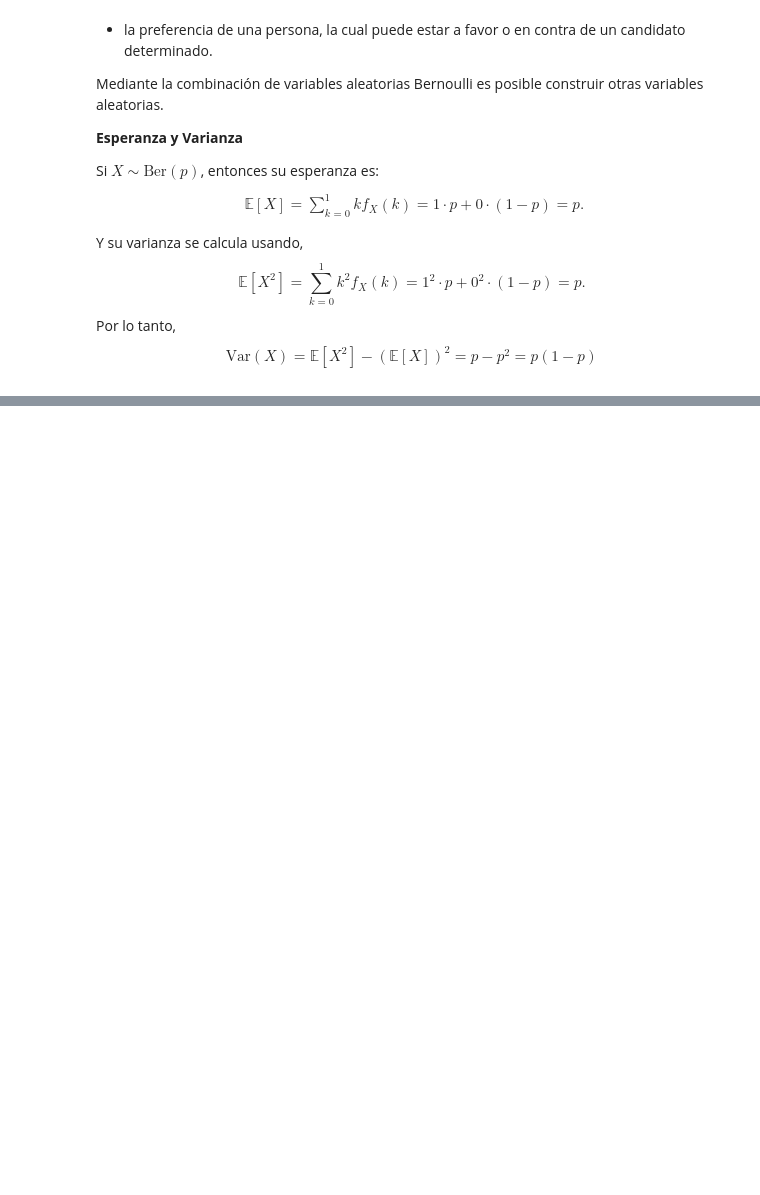
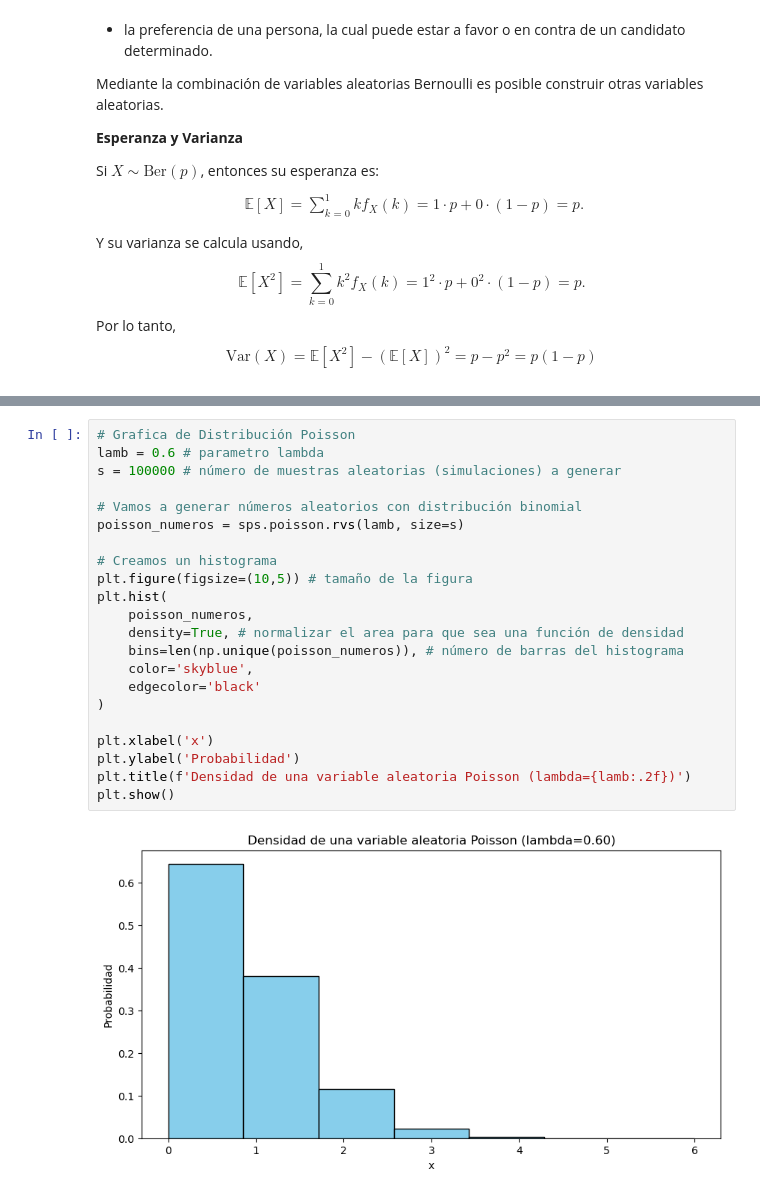
Before and after one commit to HarVazCo/Diplomado_TEyMD, a Jupyter notebook: Modulo2/Proyecto_final/Variables_aleatorias.ipynb, the cells around one changed output, grey strips where cells are left out. Drawn from its saved outputs; the diff is of its cells as text; blank space fills up the shorter version.

```diff
--- a/Modulo2/Proyecto_final/Variables_aleatorias.ipynb
+++ b/Modulo2/Proyecto_final/Variables_aleatorias.ipynb
@@ -116,0 +278,24 @@ $$\text{Var}(X)=\mathbb{E}[X^{2}]-(\mathbb{E}[X])^{2} = p-p^{2} = p(1-p)$$
+# %%
+# Grafica de Distribución Poisson
+lamb = 0.6 # parametro lambda
+s = 100000 # número de muestras aleatorias (simulaciones) a generar
+
+# Vamos a generar números aleatorios con distribución binomial
+poisson_numeros = sps.poisson.rvs(lamb, size=s)
+
+# Creamos un histograma
+plt.figure(figsize=(10,5)) # tamaño de la figura
+plt.hist(
+    poisson_numeros,
+    density=True, # normalizar el area para que sea una función de densidad
+    bins=len(np.unique(poisson_numeros)), # número de barras del histograma
+    color='skyblue',
+    edgecolor='black'
+)
+
+plt.xlabel('x')
+plt.ylabel('Probabilidad')
+plt.title(f'Densidad de una variable aleatoria Poisson (lambda={lamb:.2f})')
+plt.show()
+# %% [output]
+[figure, added]
```
Also changed, not shown: parts of 29 cells of this notebook, 12 other files.
